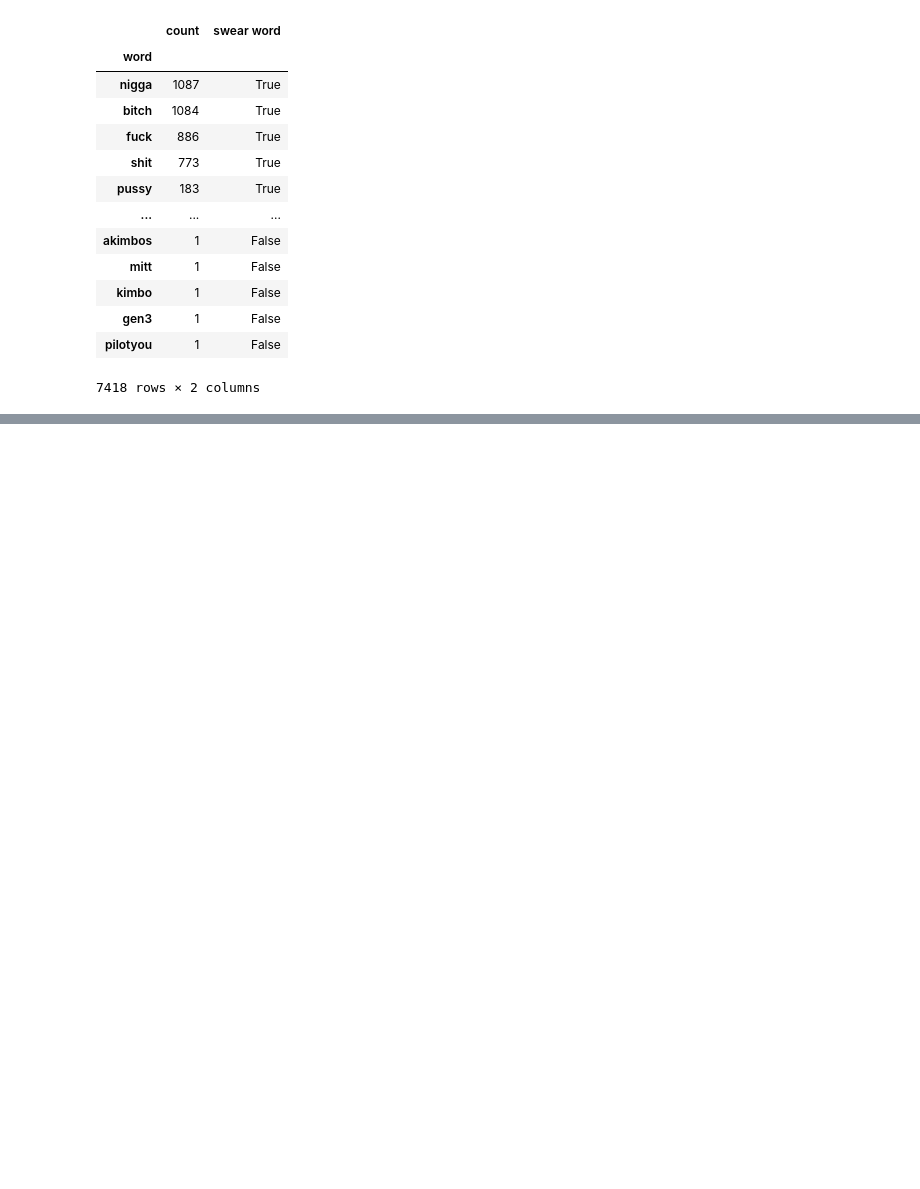
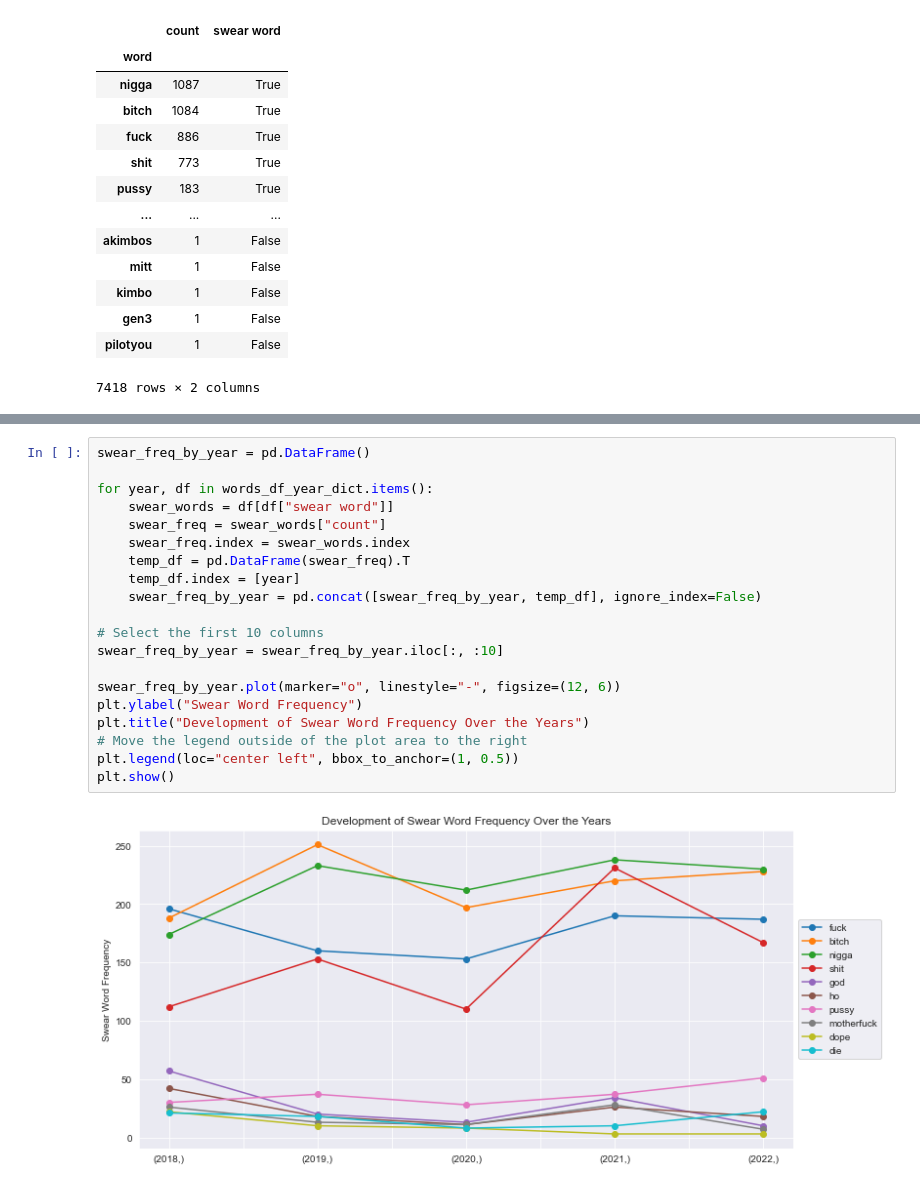
Before and after one commit to frehburg/RapLyricsAnalys, a Jupyter notebook: swearwords.ipynb, the cells around one changed output, grey strips where cells are left out. Saved outputs shown, nothing was run; the diff lists cells and outputs as text; blank space fills up the shorter version.

```diff
--- a/swearwords.ipynb
+++ b/swearwords.ipynb
@@ -278,0 +218,22 @@ all_words_df.to_csv('data/rap-words-freq.csv')
+# %%
+swear_freq_by_year = pd.DataFrame()
+
+for year, df in words_df_year_dict.items():
+    swear_words = df[df["swear word"]]
+    swear_freq = swear_words["count"]
+    swear_freq.index = swear_words.index
+    temp_df = pd.DataFrame(swear_freq).T
+    temp_df.index = [year]
+    swear_freq_by_year = pd.concat([swear_freq_by_year, temp_df], ignore_index=False)
+
+# Select the first 10 columns
+swear_freq_by_year = swear_freq_by_year.iloc[:, :10]
+
+swear_freq_by_year.plot(marker="o", linestyle="-", figsize=(12, 6))
+plt.ylabel("Swear Word Frequency")
+plt.title("Development of Swear Word Frequency Over the Years")
+# Move the legend outside of the plot area to the right
+plt.legend(loc="center left", bbox_to_anchor=(1, 0.5))
+plt.show()
+# %% [output]
+[figure, added]
```
Also changed, not shown: parts of 29 cells of this notebook.
